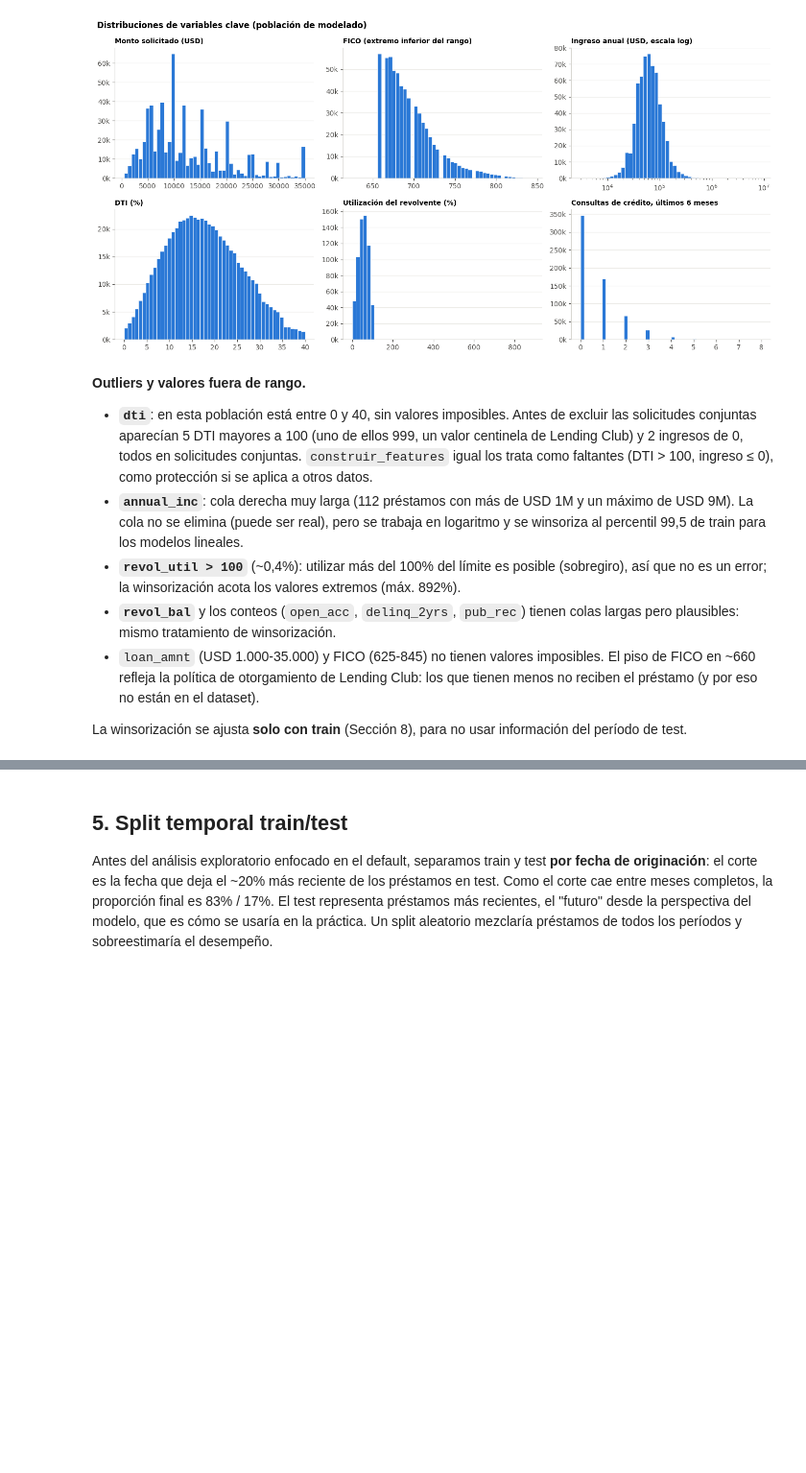
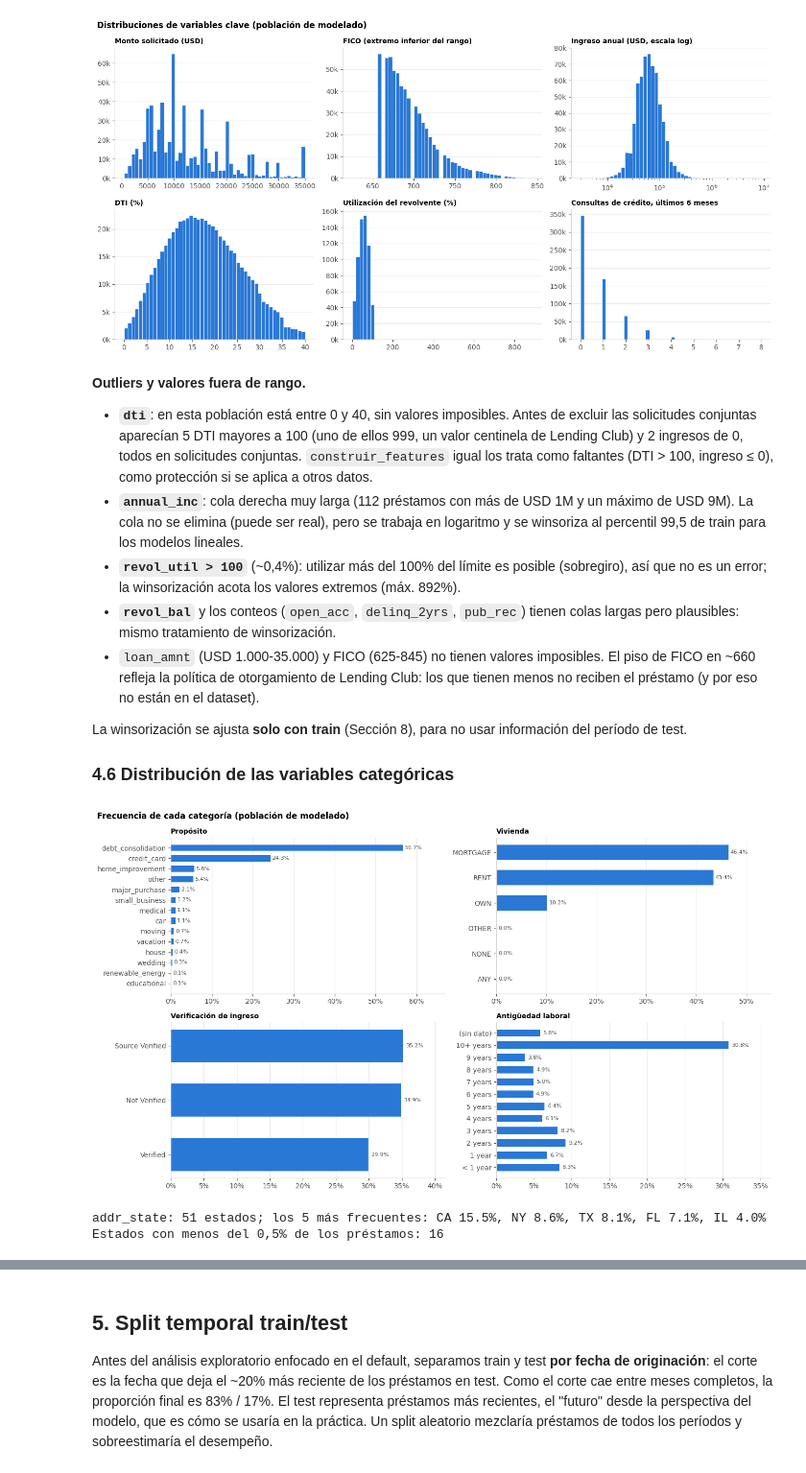
Before and after one commit to TimoteoHarrington/lending-club-riesgo-default, a Jupyter notebook: notebooks/02_recopilacion_preparacion_datos.ipynb, the cells around one changed output, grey strips where cells are left out. Shown at 96% size. Drawn from its saved outputs; the diff is of its cells as text; code cells hidden in the pictures; blank space fills up the shorter version.

```diff
--- a/notebooks/02_recopilacion_preparacion_datos.ipynb
+++ b/notebooks/02_recopilacion_preparacion_datos.ipynb
@@ -544,3 +589,37 @@ plt.show()
 - `loan_amnt` (USD 1.000-35.000) y FICO (625-845) no tienen valores imposibles. El piso de FICO en ~660 refleja la política de otorgamiento de Lending Club: los que tienen menos no reciben el préstamo (y por eso no están en el dataset).
 
 La winsorización se ajusta **solo con train** (Sección 8), para no usar información del período de test.
+
+### 4.6 Distribución de las variables categóricas
+# %%
+paneles = [('purpose', 'Propósito'), ('home_ownership', 'Vivienda'),
+           ('verification_status', 'Verificación de ingreso'), ('emp_length', 'Antigüedad laboral')]
+fig, axes = plt.subplots(2, 2, figsize=(14, 8))
+for ax, (col, titulo) in zip(axes.flat, paneles):
+    frecuencia = df[col].fillna('(sin dato)').value_counts(normalize=True)
+    if col == 'emp_length':
+        orden = ['< 1 year'] + [f'{i} year' + ('s' if i > 1 else '') for i in range(1, 10)] + ['10+ years', '(sin dato)']
+        frecuencia = frecuencia.reindex(orden)
+    else:
+        frecuencia = frecuencia.sort_values()
+    ax.barh(frecuencia.index, frecuencia.values, color=AZUL, height=0.6)
+    for y, v in enumerate(frecuencia.values):
+        ax.text(v + 0.004, y, f'{v:.1%}', va='center', fontsize=8, color='#52514e')
+    ax.xaxis.set_major_formatter(pct)
+    ax.set_xlim(0, frecuencia.max() * 1.18)
+    ax.set_title(titulo, fontsize=10)
+    ax.grid(axis='x')
+    ax.grid(axis='y', visible=False)
+plt.suptitle('Frecuencia de cada categoría (población de modelado)', x=0.01, ha='left', fontweight='bold')
+plt.tight_layout()
+guardar(fig, '04_frecuencias_categoricas')
+plt.show()
+
+estados = df['addr_state'].value_counts(normalize=True)
+print(f"addr_state: {estados.size} estados; los 5 más frecuentes: "
+      + ', '.join(f'{e} {v:.1%}' for e, v in estados.head(5).items()))
+print(f"Estados con menos del 0,5% de los préstamos: {(estados < 0.005).sum()}")
+# %% [output]
+[figure, added]
+addr_state: 51 estados; los 5 más frecuentes: CA 15.5%, NY 8.6%, TX 8.1%, FL 7.1%, IL 4.0%
+Estados con menos del 0,5% de los préstamos: 16
```
Also changed, not shown: parts of 12 cells of this notebook, 9 other files.
